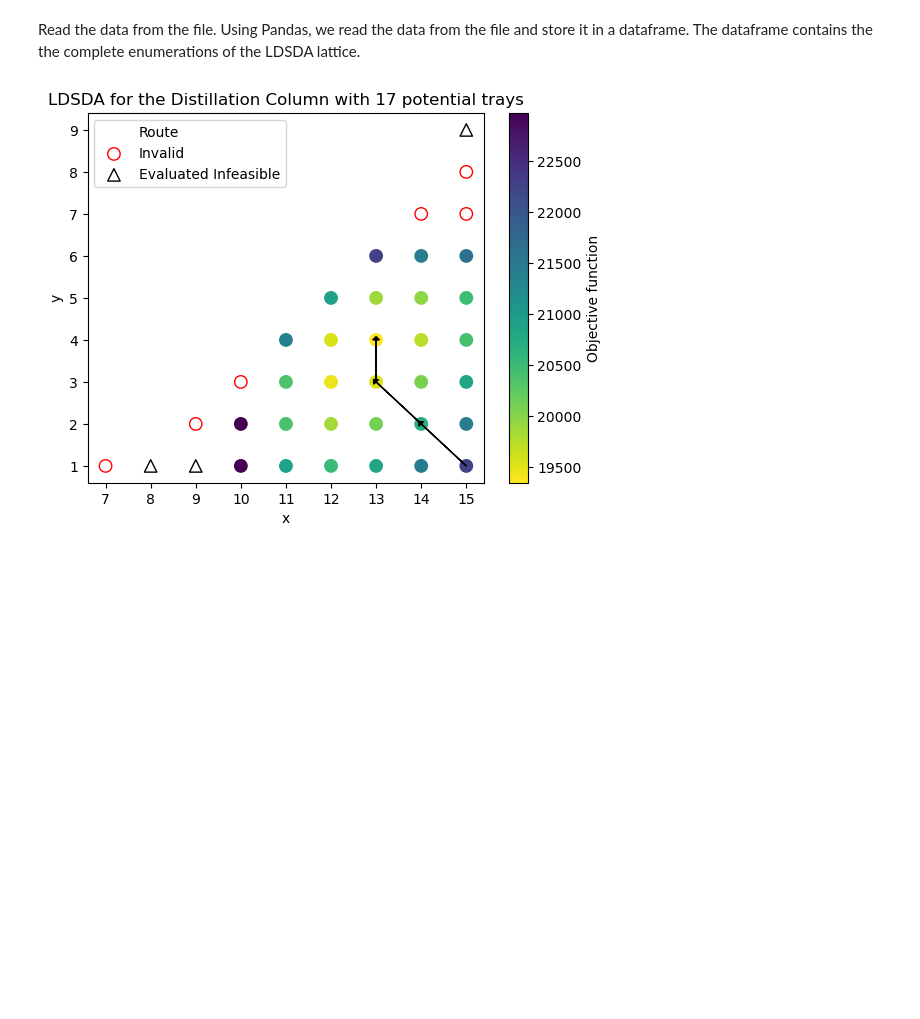
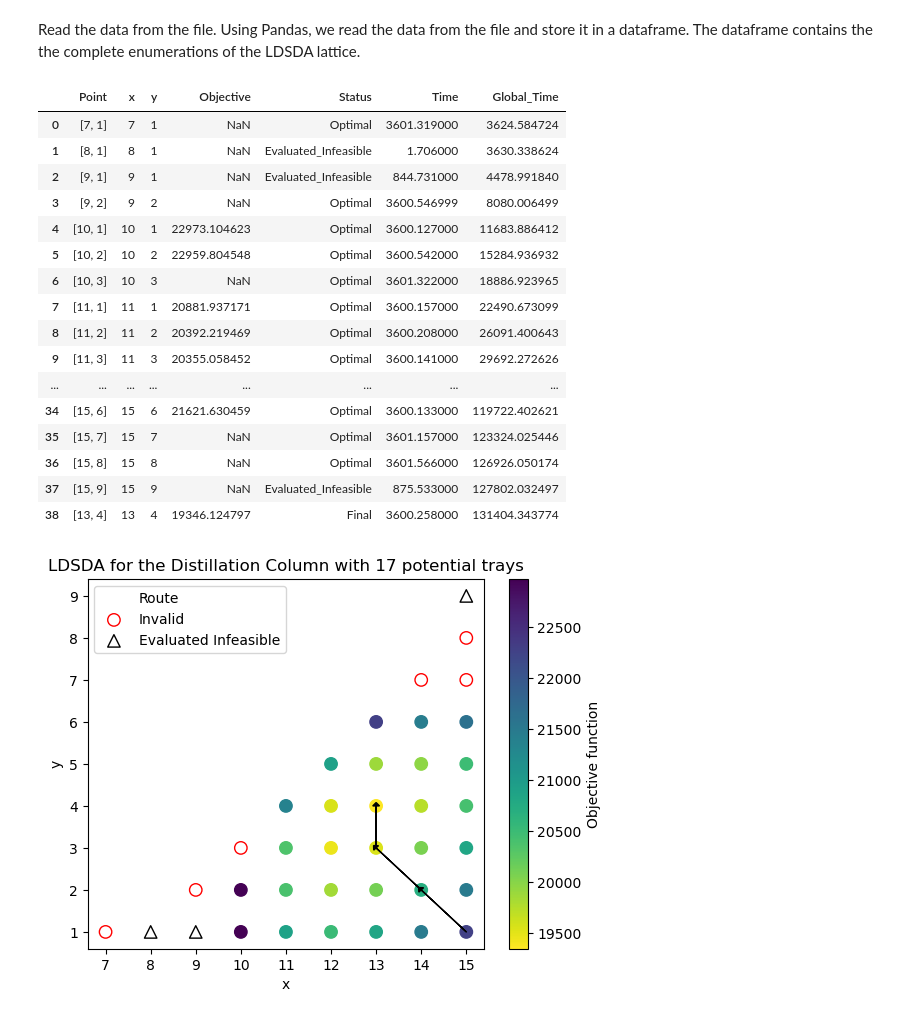
Before and after one commit to SECQUOIA/dsda-gdp, a Jupyter notebook: results/visualize_ldsda_pathways.ipynb, the cells around one changed output. Saved outputs shown, nothing was run; the diff lists cells and outputs as text; code cells hidden in the pictures; blank space fills up the shorter version.

```diff
--- a/results/visualize_ldsda_pathways.ipynb
+++ b/results/visualize_ldsda_pathways.ipynb
@@ -59,6 +59,25 @@ Read the data from the file. Using Pandas, we read the data from the file and st
 # %%
 df = pd.read_csv('compl_enum_column_17_baron.csv')
 # df = pd.read_csv('compl_enum_column_17_knitro.csv')
+df
+# %% [output]
+|  | Point | x | y | Objective | Status | Time | Global_Time |
+| 0 | [7, 1] | 7 | 1 | NaN | Optimal | 3601.319000 | 3624.584724 |
+| 1 | [8, 1] | 8 | 1 | NaN | Evaluated_Infeasible | 1.706000 | 3630.338624 |
+| 2 | [9, 1] | 9 | 1 | NaN | Evaluated_Infeasible | 844.731000 | 4478.991840 |
+| 3 | [9, 2] | 9 | 2 | NaN | Optimal | 3600.546999 | 8080.006499 |
+| 4 | [10, 1] | 10 | 1 | 22973.104623 | Optimal | 3600.127000 | 11683.886412 |
+| 5 | [10, 2] | 10 | 2 | 22959.804548 | Optimal | 3600.542000 | 15284.936932 |
+| 6 | [10, 3] | 10 | 3 | NaN | Optimal | 3601.322000 | 18886.923965 |
+| 7 | [11, 1] | 11 | 1 | 20881.937171 | Optimal | 3600.157000 | 22490.673099 |
+| 8 | [11, 2] | 11 | 2 | 20392.219469 | Optimal | 3600.208000 | 26091.400643 |
+| 9 | [11, 3] | 11 | 3 | 20355.058452 | Optimal | 3600.141000 | 29692.272626 |
+| ... | ... | ... | ... | ... | ... | ... | ... |
+| 34 | [15, 6] | 15 | 6 | 21621.630459 | Optimal | 3600.133000 | 119722.402621 |
+| 35 | [15, 7] | 15 | 7 | NaN | Optimal | 3601.157000 | 123324.025446 |
+| 36 | [15, 8] | 15 | 8 | NaN | Optimal | 3601.566000 | 126926.050174 |
+| 37 | [15, 9] | 15 | 9 | NaN | Evaluated_Infeasible | 875.533000 | 127802.032497 |
+| 38 | [13, 4] | 13 | 4 | 19346.124797 | Final | 3600.258000 | 131404.343774 |
 # %%
 # Filter points based on their status
 optimal_df = df[df['Status'] == 'Optimal']
```
Also changed, not shown: parts of 3 cells of this notebook, 2 other files.
